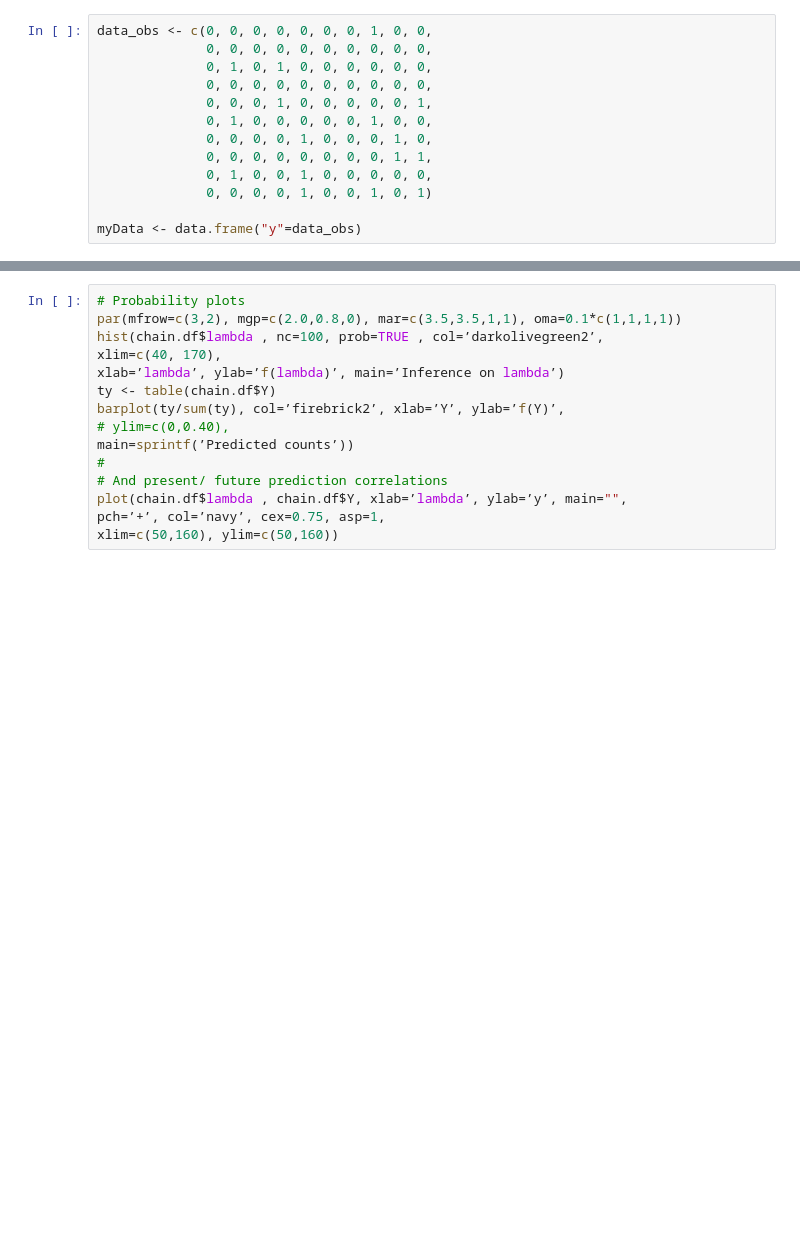
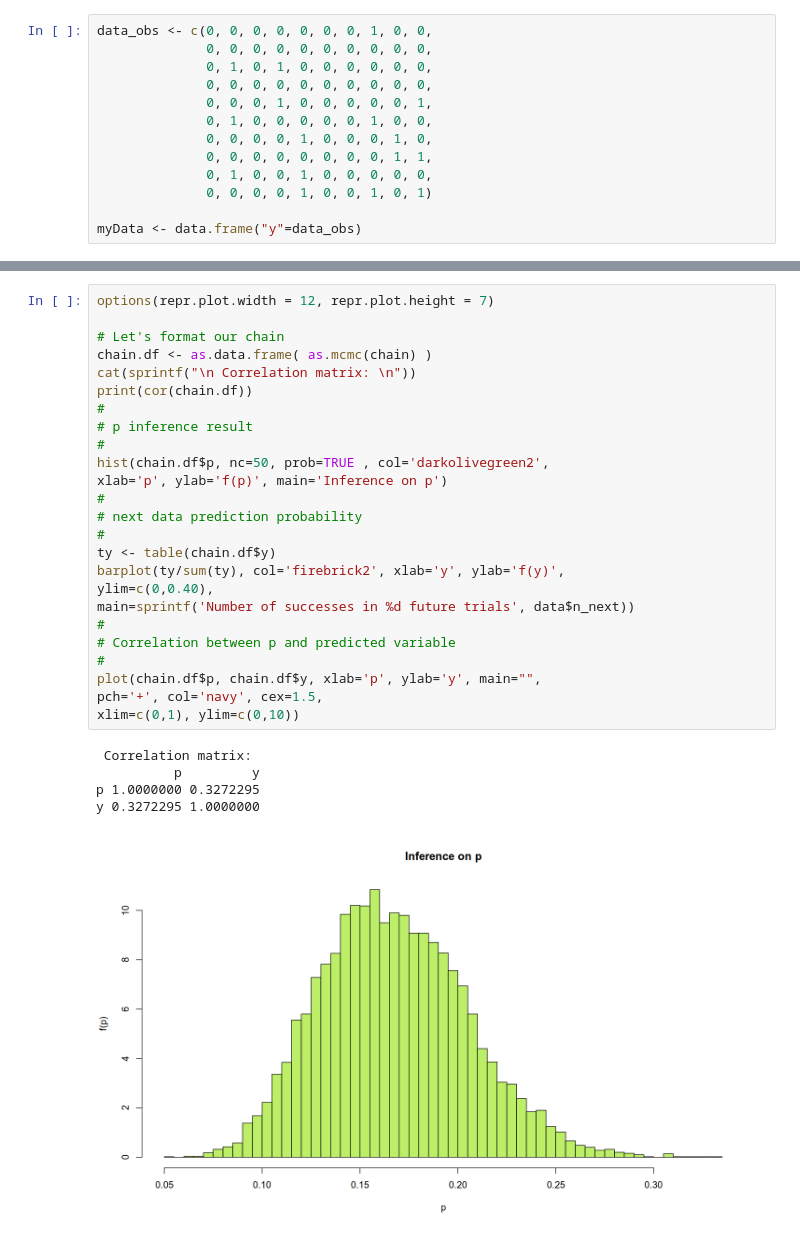
Before and after one commit to aidinattar/AS4PA, a Jupyter notebook: Exercise_6/Attar_Aidin__Exercise6.ipynb, the cells around one changed output, grey strips where cells are left out. Saved outputs shown, nothing was run; the diff lists cells and outputs as text; blank space fills up the shorter version.

```diff
--- a/Exercise_6/Attar_Aidin__Exercise6.ipynb
+++ b/Exercise_6/Attar_Aidin__Exercise6.ipynb
@@ -618,15 +658,31 @@ ERROR: Error in as.data.frame.default(chain): cannot coerce class ‘"mcmc.list"
-# %%
-# Probability plots
-par(mfrow=c(3,2), mgp=c(2.0,0.8,0), mar=c(3.5,3.5,1,1), oma=0.1*c(1,1,1,1))
-hist(chain.df$lambda , nc=100, prob=TRUE , col=’darkolivegreen2’,
-xlim=c(40, 170),
-xlab=’lambda’, ylab=’f(lambda)’, main=’Inference on lambda’)
-ty <- table(chain.df$Y)
-barplot(ty/sum(ty), col=’firebrick2’, xlab=’Y’, ylab=’f(Y)’,
-# ylim=c(0,0.40),
-main=sprintf(’Predicted counts’))
-#
-# And present/ future prediction correlations
-plot(chain.df$lambda , chain.df$Y, xlab=’lambda’, ylab=’y’, main="",
-pch=’+’, col=’navy’, cex=0.75, asp=1,
-xlim=c(50,160), ylim=c(50,160))
+# %%
+options(repr.plot.width = 12, repr.plot.height = 7)
+
+# Let's format our chain
+chain.df <- as.data.frame( as.mcmc(chain) )
+cat(sprintf("\n Correlation matrix: \n"))
+print(cor(chain.df))
+#
+# p inference result
+#
+hist(chain.df$p, nc=50, prob=TRUE , col='darkolivegreen2',
+xlab='p', ylab='f(p)', main='Inference on p')
+#
+# next data prediction probability
+#
+ty <- table(chain.df$y)
+barplot(ty/sum(ty), col='firebrick2', xlab='y', ylab='f(y)',
+ylim=c(0,0.40),
+main=sprintf('Number of successes in %d future trials', data$n_next))
+#
+# Correlation between p and predicted variable
+#
+plot(chain.df$p, chain.df$y, xlab='p', ylab='y', main="",
+pch='+', col='navy', cex=1.5,
+xlim=c(0,1), ylim=c(0,10))
+# %% [output]
+ Correlation matrix:
+          p         y
+p 1.0000000 0.3272295
+y 0.3272295 1.0000000
+[figure, added]
```
Also changed, not shown: parts of 13 cells of this notebook, 3 other files.
